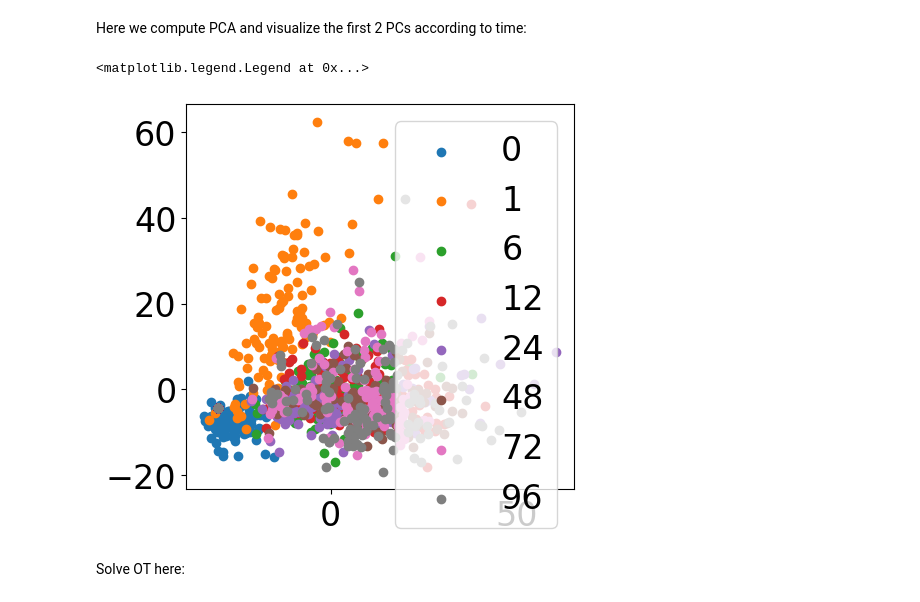
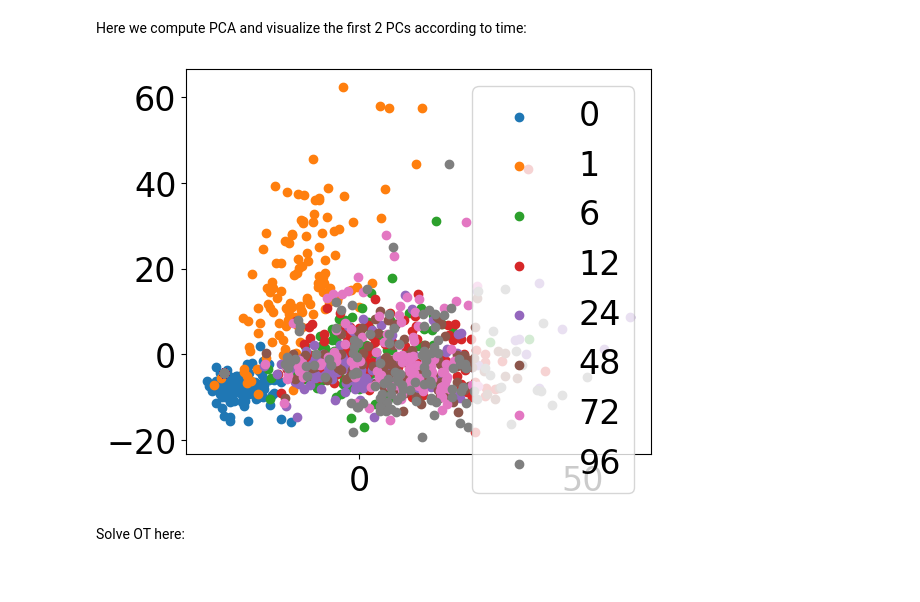
Before and after one commit to NoahElRimawiFine/OT-Velocity, a Jupyter notebook: Scripts/Kouno-myVelo.ipynb, the cells around one changed output. Drawn from its saved outputs; the diff is of its cells as text; code cells hidden in the pictures.

```diff
--- a/Scripts/Kouno-myVelo.ipynb
+++ b/Scripts/Kouno-myVelo.ipynb
@@ -115,13 +112,14 @@ Here we compute PCA and visualize the first 2 PCs according to time:
 #plt.rcParams["figure.figsize"] = (8,5)
 counts_pca,pca = visualize_pca(counts,labels,group_labels,viz_opt='pca')
 # %%
+plt.rcParams["figure.figsize"] = (6,5)
 for i in range(Nt):
     idx = np.where( labels == i )
     plt.scatter( counts_pca[idx,0], counts_pca[idx,1], label=group_labels[i])
 plt.legend()
+plt.show()
 # %% [output]
-<matplotlib.legend.Legend at 0x...>
-[figure, old version]
+[figure, new version]
 # %% [markdown]
 Solve OT here:
 # %%
```
Also changed, not shown: parts of 22 cells of this notebook.
